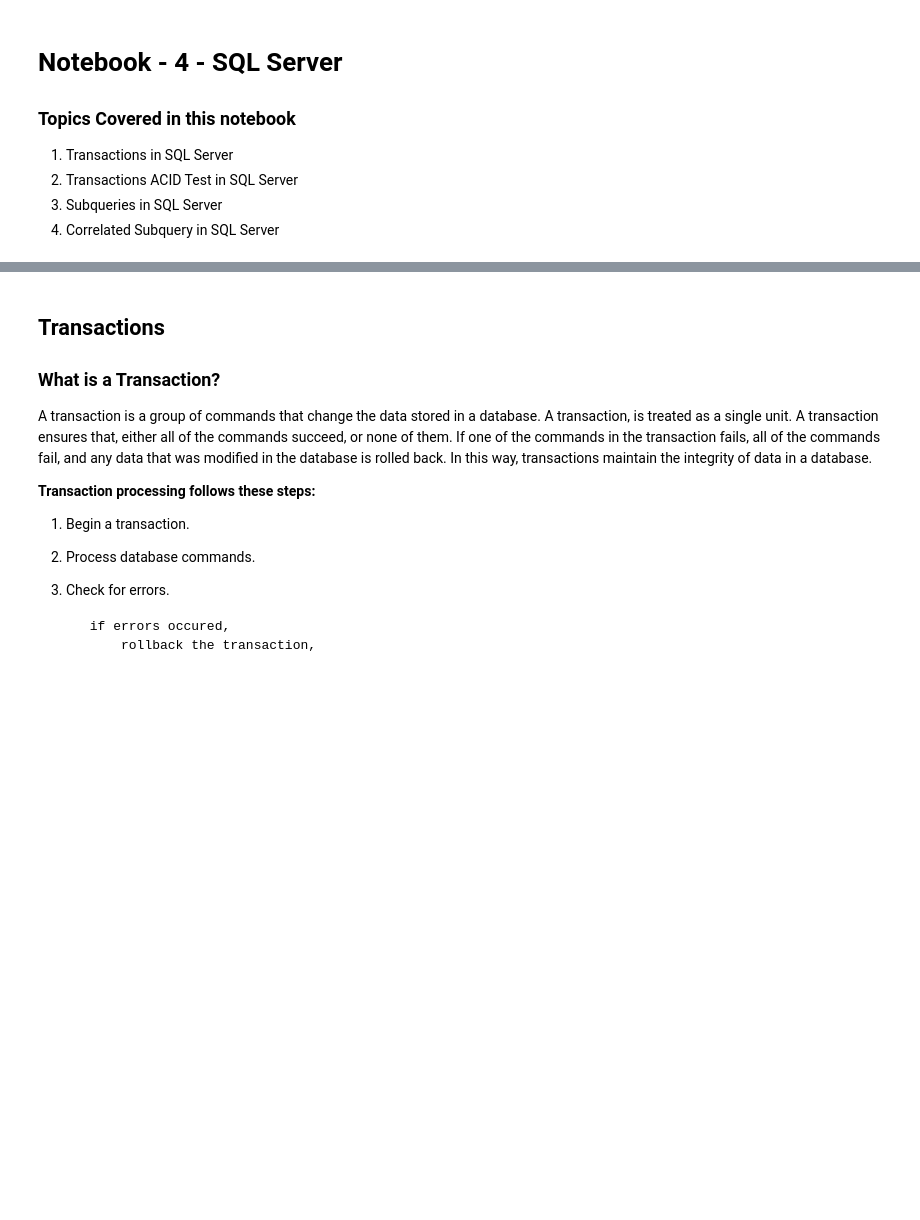
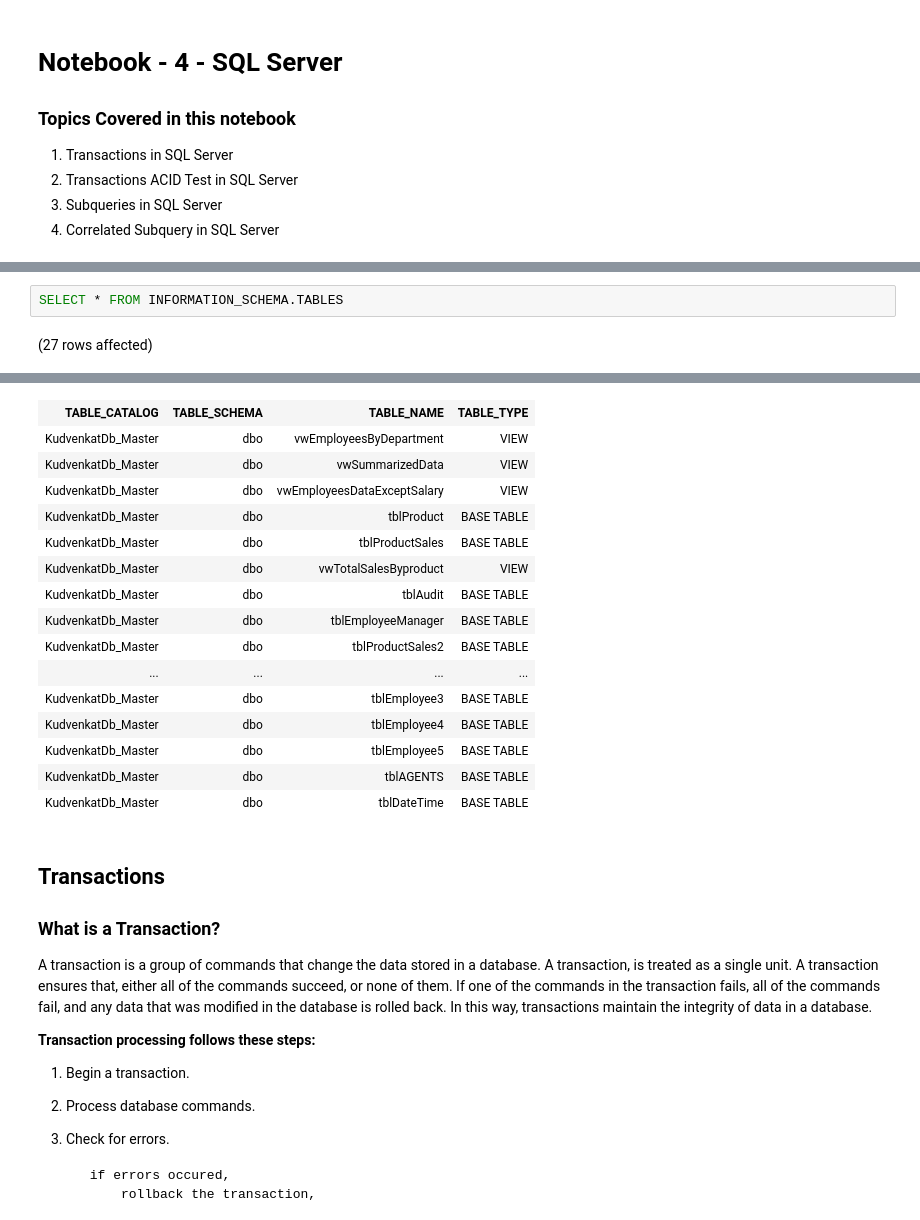
Before and after one commit to kanhaiya-bhayana-inc/Sql-server, a Jupyter notebook: Notebook 4 - Sql Server.ipynb, the cells around one changed output, grey strips where cells are left out. Cells and saved outputs as stored; diff of their text form; blank space fills up the shorter version.

```diff
--- a/Notebook 4 - Sql Server.ipynb
+++ b/Notebook 4 - Sql Server.ipynb
@@ -14,0 +15,4 @@ Total execution time: 00:00:00.024
+# %%
+SELECT * FROM INFORMATION_SCHEMA.TABLES
+# %% [output]
+(27 rows affected)
@@ -15,3 +20,19 @@ Total execution time: 00:00:00.024
+| TABLE_CATALOG | TABLE_SCHEMA | TABLE_NAME | TABLE_TYPE |
+| KudvenkatDb_Master | dbo | vwEmployeesByDepartment | VIEW |
+| KudvenkatDb_Master | dbo | vwSummarizedData | VIEW |
+| KudvenkatDb_Master | dbo | vwEmployeesDataExceptSalary | VIEW |
+| KudvenkatDb_Master | dbo | tblProduct | BASE TABLE |
+| KudvenkatDb_Master | dbo | tblProductSales | BASE TABLE |
+| KudvenkatDb_Master | dbo | vwTotalSalesByproduct | VIEW |
+| KudvenkatDb_Master | dbo | tblAudit | BASE TABLE |
+| KudvenkatDb_Master | dbo | tblEmployeeManager | BASE TABLE |
+| KudvenkatDb_Master | dbo | tblProductSales2 | BASE TABLE |
+| ... | ... | ... | ... |
+| KudvenkatDb_Master | dbo | tblEmployee3 | BASE TABLE |
+| KudvenkatDb_Master | dbo | tblEmployee4 | BASE TABLE |
+| KudvenkatDb_Master | dbo | tblEmployee5 | BASE TABLE |
+| KudvenkatDb_Master | dbo | tblAGENTS | BASE TABLE |
+| KudvenkatDb_Master | dbo | tblDateTime | BASE TABLE |
 # %% [markdown]
 ## Transactions
 ### What is a Transaction?
```
Also changed, not shown: parts of 12 cells of this notebook.
